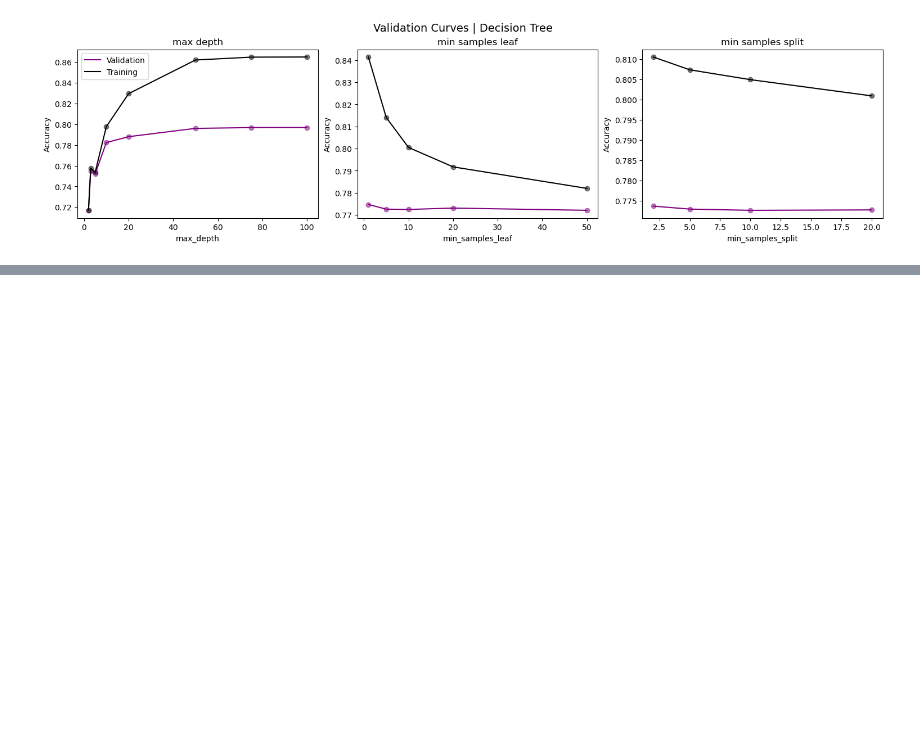
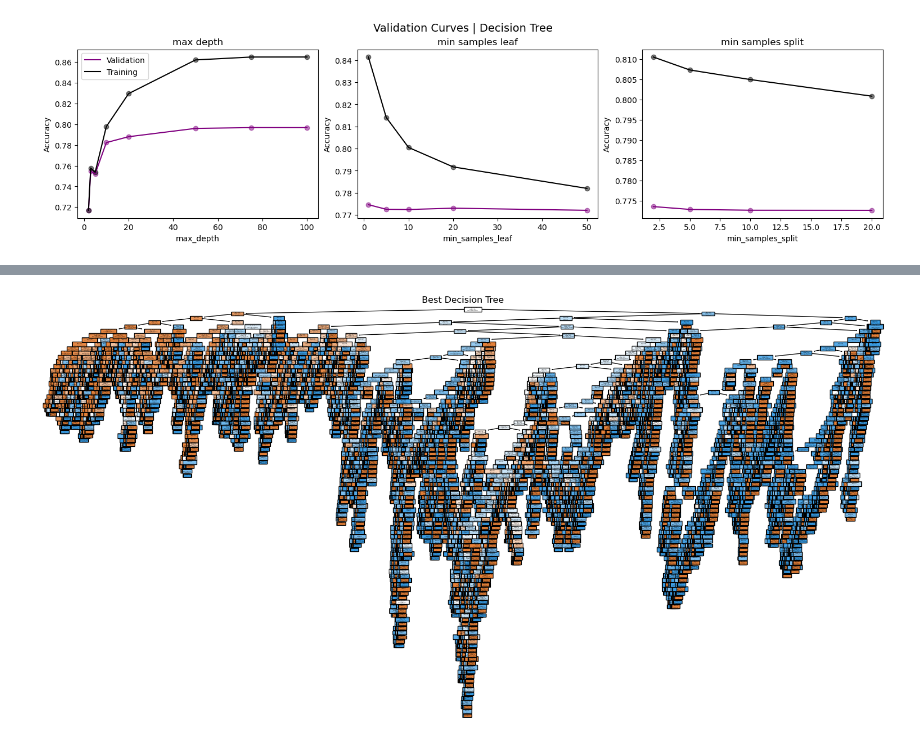
Before and after one commit to dimitris-markopoulos/trees-ensembles-neural-networks, a Jupyter notebook: 02_tree_based_models.ipynb, the cells around one changed output, grey strips where cells are left out. Drawn from its saved outputs; the diff is of its cells as text; code cells hidden in the pictures; blank space fills up the shorter version.

Commit message:
decision tree viz added

```diff
--- a/02_tree_based_models.ipynb
+++ b/02_tree_based_models.ipynb
@@ -65,0 +75,9 @@ dt_pipeline.plot_validation_hyperparam_grid_row(**plot_vhgr_params)
+# %%
+best_tree = dt_pipeline.grid.best_estimator_
+
+plt.figure(figsize=(20, 10))
+plot_tree(best_tree, feature_names=X_tr.columns, class_names=True, filled=True)
+plt.title("Best Decision Tree")
+plt.show()
+# %% [output]
+[figure, added]
```
Also changed, not shown: parts of 6 cells of this notebook, 3 other files.
